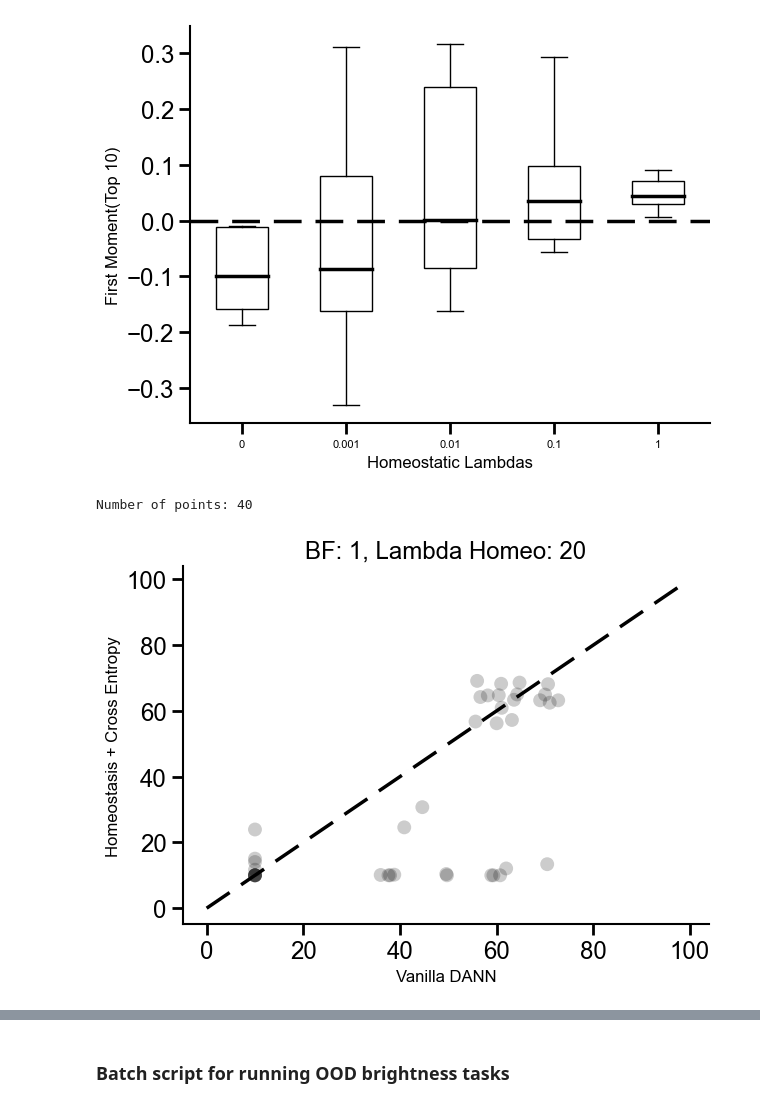
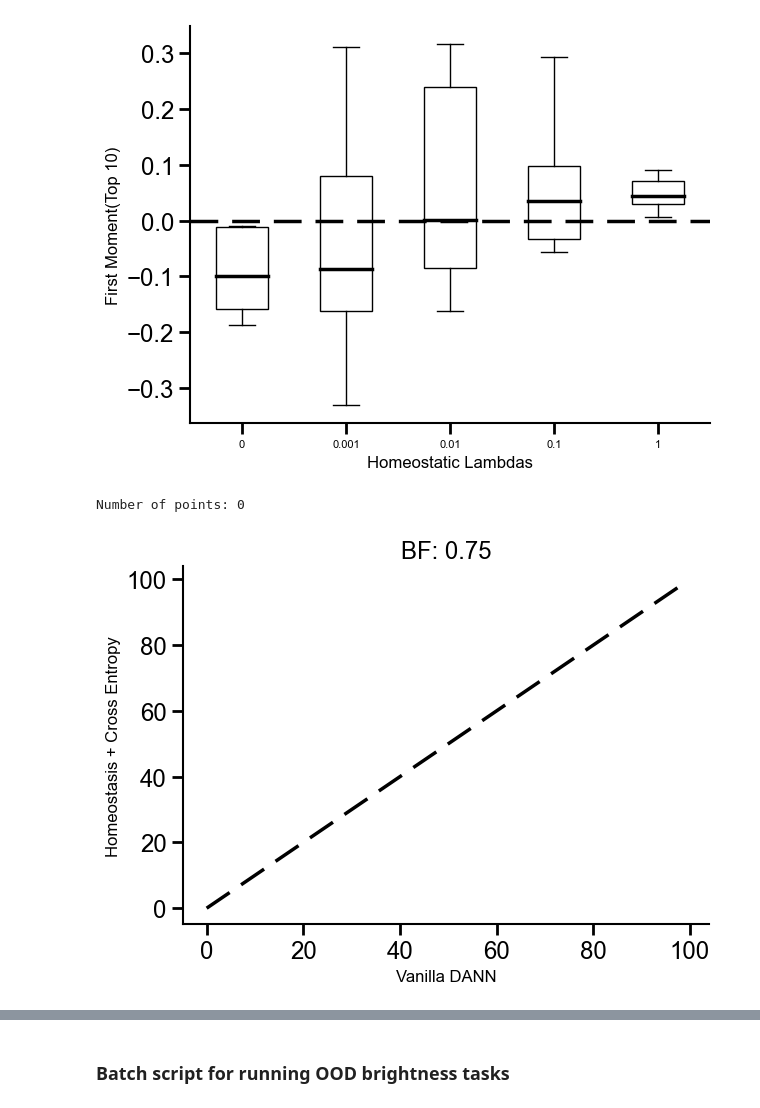
Before and after one commit to RoyHEyono/HomeostaticDANN, a Jupyter notebook: models/dense_mnist_task/notebooks/figures.ipynb, the cells around one changed output, grey strips where cells are left out. Drawn from its saved outputs; the diff is of its cells as text; code cells hidden in the pictures.

```diff
--- a/models/dense_mnist_task/notebooks/figures.ipynb
+++ b/models/dense_mnist_task/notebooks/figures.ipynb
@@ -94,7 +94,7 @@ Text(0.5, 1.0, 'Accuracy BF: 0.75')
 # %%
 fig, ax = plt.subplots()
 brightness_factor = [0, 0.5, 0.75, 1]
-best_n_runs = 3
+best_n_runs = 10
 noln_acc = []
 ln_acc = []
 homeo_acc = []
@@ -107,24 +107,22 @@ for bf in brightness_factor:
     runs_nolayernorm_train = fetch_runs(api, entity='project_danns', project_name='Luminosity', filters={"config.dataset": "fashionmnist",
                                                             "config.brightness_factor": bf, "config.homeostasis": False, "config.normtype": "ln_false",
                                                             "config.use_testset": True}, order="-summary_metrics.test_acc")[:best_n_runs]
-    runs_layernorm_train = fetch_runs(api, entity='project_danns', project_name='Luminosity', filters={"config.dataset": "fashionmnist",
-                                                                "config.brightness_factor": bf, "config.homeostasis": False, "config.normtype": "ln_true",
-                                                                "config.use_testset": True}, order="-summary_metrics.test_acc")[:best_n_runs]
-    # runs_homeostasis_train = fetch_runs(api, entity='project_danns', project_name='Luminosity', filters={"config.dataset": "fashionmnist",
-    #                                                             "config.brightness_factor": bf, "config.homeostasis": 1, "config.normtype": "ln_false",
-    #                                                             "config.use_testset": True, "config.lambda_homeo": lmbda}, order="-summary_metrics.test_acc")[:best_n_runs]
-    # runs_homeostasis_ln_train = fetch_runs(api, entity='project_danns', project_name='Luminosity', filters={"config.dataset": "fashionmnist",
-    #                                                             "config.brightness_factor": bf, "config.homeostasis": 1, "config.normtype": "ln_true",
-    #                                                             "config.use_testset": True, "config.lambda_homeo": lmbda}, order="-summary_metrics.test_acc")[:best_n_runs]
-    runs_homeostasis_inhib_train = fetch_runs(api, entity='project_danns', project_name='Luminosity', filters={"config.dataset": "fashionmnist",
+    # runs_layernorm_train = fetch_runs(api, entity='project_danns', project_name='Luminosity', filters={"config.dataset": "fashionmnist",
+    #                                                             "config.brightness_factor": bf, "config.homeostasis": False, "config.normtype": "ln_true",
+    #                                                             "config.use_testset": True}, order="-summary_metrics.test_acc")[:best_n_runs]
+    runs_homeostasis_I_only = fetch_runs(api, entity='project_danns', project_name='Luminosity', filters={"config.dataset": "fashionmnist",
                                                                     "config.brightness_factor": bf, "config.homeostasis": 1, "config.normtype": "ln_false",
-                                                                    "config.use_testset": True, "config.task_opt_inhib": 1, "config.use_sep_bias_gain_lrs": False, "config.lambda_homeo": lmbda }, order="-summary_metrics.test_acc")[:best_n_runs]
+                                                                    "config.use_testset": True, "config.task_opt_inhib": None, "config.use_sep_bias_gain_lrs": False }, order="-summary_metrics.test_acc")[:best_n_runs]
+    runs_homeostasis_I_only_gain_bias = fetch_runs(api, entity='project_danns', project_name='Luminosity', filters={"config.dataset": "fashionmnist",
+                                                                        "config.brightness_factor": bf, "config.homeostasis": 1, "config.normtype": "ln_false",
+                                                                        "config.use_testset": True, "config.task_opt_inhib": 0, "config.use_sep_bias_gain_lrs": 1 }, order="-summary_metrics.test_acc")[:best_n_runs]
+
 
     noln_acc.append([run_noln.summary['test_acc'] for run_noln in runs_nolayernorm_train ])
-    ln_acc.append([run_ln.summary['test_acc'] for run_ln in runs_layernorm_train])
+    ln_acc.append([run_ln.summary['test_acc'] for run_ln in runs_homeostasis_I_only])
     # homeo_acc.append([run_ln.summary['test_acc'] for run_ln in runs_homeostasis_train])
     # homeo_ln_acc.append([run_ln.summary['test_acc'] for run_ln in runs_homeostasis_ln_train])
-    homeo_inhib_acc.append([run_ln.summary['test_acc'] for run_ln in runs_homeostasis_inhib_train])
+    homeo_inhib_acc.append([run_ln.summary['test_acc'] for run_ln in runs_homeostasis_I_only_gain_bias])
 
 bp1 = ax.boxplot(np.array(noln_acc).T, patch_artist=True, boxprops=dict(color='black', facecolor='none'), medianprops=dict(linestyle='-', linewidth=2.5, color='black'),
                          showbox=True, showfliers=False)
@@ -144,7 +142,7 @@ ax.set_xticklabels(custom_xticks)
 ax.set_xlabel('Brightness Variability')
 ax.set_ylabel(f'Acc (Top {best_n_runs})')
 # ax.legend([bp1["medians"][0], bp2["medians"][0], bp3["medians"][0], bp4["medians"][0]], ['LN$^-$', 'LN$^+$', f'H ($\lambda=${lmbda}) LN$^-$', f'H ($\lambda=${lmbda}) LN$^+$'], loc='lower left')
-ax.legend([bp1["medians"][0], bp2["medians"][0], bp5["medians"][0]], ['LN$^-$', 'LN$^+$', f'H ($\lambda=${lmbda}) Mixed'], loc='lower left')
+ax.legend([bp1["medians"][0], bp2["medians"][0], bp5["medians"][0]], ['LN$^-$', 'runs_homeostasis_I_only', 'runs_homeostasis_I_only_gain_bias'], fontsize="10", loc ="best")
 #ax.set_yscale('log')
 # %% [output]
 <matplotlib.legend.Legend at 0x...>
@@ -387,7 +385,7 @@ ax.set_ylabel('First Moment(Top 10)')
 Text(0, 0.5, 'First Moment(Top 10)')
 [figure]
 # %%
-bright_factor = 1
+bright_factor = 0.75
 lambda_hom = 20
 runs_nolayernorm = fetch_runs(api, entity='project_danns', project_name='Luminosity', filters={"config.dataset": "fashionmnist",
                                                             "config.brightness_factor": bright_factor, "config.homeostasis": False, "config.normtype": "ln_false",
@@ -398,35 +396,41 @@ runs_homeostasis_train = fetch_runs(api, entity='project_danns', project_name='L
 runs_homeostasis_inhib_train = fetch_runs(api, entity='project_danns', project_name='Luminosity', filters={"config.dataset": "fashionmnist",
                                                                 "config.brightness_factor": bright_factor, "config.homeostasis": 1, "config.normtype": "ln_false",
                                                                 "config.use_testset": True, "config.lambda_homeo": lambda_hom, "config.task_opt_inhib": 1}, order="-summary_metrics.test_acc")
+runs_homeostasis_I_only = fetch_runs(api, entity='project_danns', project_name='Luminosity', filters={"config.dataset": "fashionmnist",
+                                                                    "config.brightness_factor": bright_factor, "config.homeostasis": 1, "config.normtype": "ln_false",
+                                                                    "config.use_testset": True, "config.task_opt_inhib": None, "config.use_sep_bias_gain_lrs": False }, order="-summary_metrics.test_acc")[:best_n_runs]
+runs_homeostasis_I_only_gain_bias = fetch_runs(api, entity='project_danns', project_name='Luminosity', filters={"config.dataset": "fashionmnist",
+                                                                        "config.brightness_factor": bright_factor, "config.homeostasis": 1, "config.normtype": "ln_false",
+                                                                        "config.use_testset": True, "config.task_opt_inhib": 0, "config.use_sep_bias_gain_lrs": 1 }, order="-summary_metrics.test_acc")[:best_n_runs]
 # %%
 fig, ax = plt.subplots()
 test_ln_loss_best = 0
 test_noln_loss_best = 0
 num_points = 0
-for run_noln in runs_nolayernorm:
-    for run_ln in runs_homeostasis_inhib_train:
+for run_noln in runs_homeostasis_I_only:
+    for run_ln in runs_homeostasis_I_only_gain_bias:
         if run_ln.summary['test_acc'] > test_ln_loss_best:
             test_ln_loss = run_ln.history(keys=['train_loss'])['train_loss'].values
             test_ln_loss_best = run_ln.summary['test_acc']
-        if same_config(run_noln.config, run_ln.config, keys=['homeostasis', 'lambda_homeo', 'task_opt_inhib', 'use_sep_inhib_lrs, lambda_var']):
+        if same_config(run_noln.config, run_ln.config, keys=['homeostasis', 'task_opt_inhib', 'use_sep_inhib_lrs', 'lambda_var', 'use_sep_bias_gain_lrs', 'bias_gain_lrs', 'inhib_lrs']):
             num_points +=1
             ax.scatter(run_noln.summary['test_acc'], run_ln.summary['test_acc'], alpha=0.2, edgecolors='none', color='black')
 
     if run_noln.summary['test_acc'] > test_noln_loss_best:
             test_noln_loss = run_noln.history(keys=['train_loss'])['train_loss'].values
             test_noln_loss_best = run_noln.summary['test_acc']
 
 
 list_line = range(100)
 list_threshold = [80] * 100
 ax.plot(list_line, list_line, label='y = x', color='black', linestyle='--')
 # ax.plot(list_line, list_threshold, label='y = x', color='red', linestyle='--')
 # ax.plot(list_threshold, list_line, label='y = x', color='red', linestyle='--')
 ax.set_xlabel("Vanilla DANN")
 ax.set_ylabel("Homeostasis + Cross Entropy")
-ax.set_title(f"BF: {bright_factor}, Lambda Homeo: {lambda_hom}")
+ax.set_title(f"BF: {bright_factor}")
 print(f"Number of points: {num_points}")
 # %% [output]
-Number of points: 40
+Number of points: 0
-[figure, old version]
+[figure, new version]
 # %%
```
Also changed, not shown: parts of 4 cells of this notebook, 5 other files.
